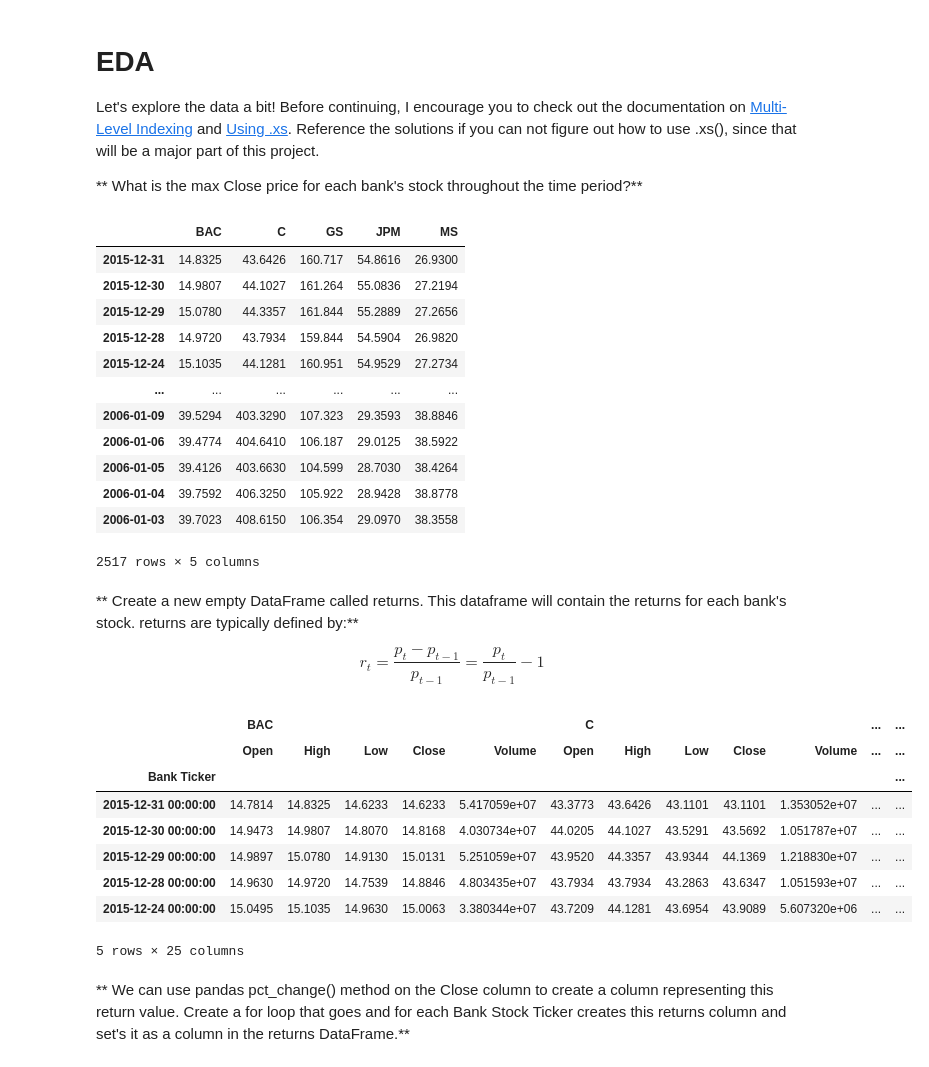
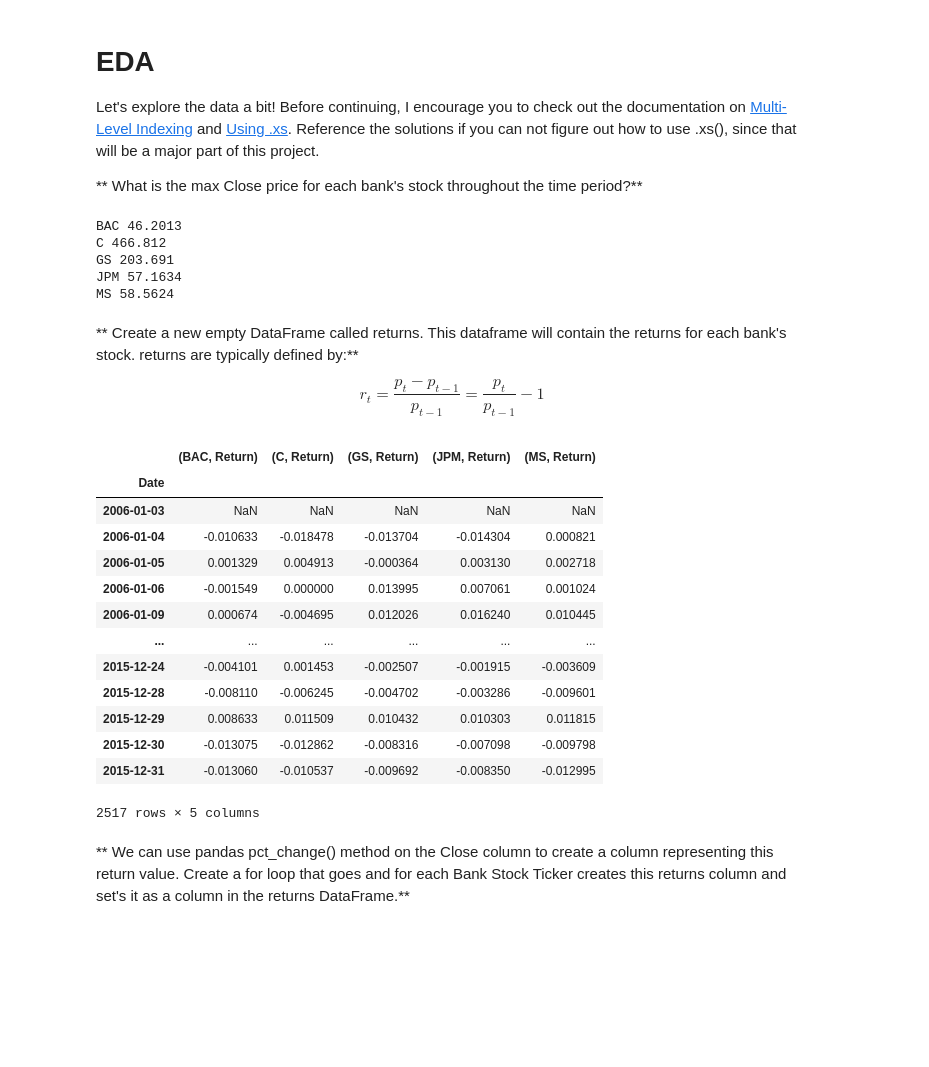
Before and after one commit to bttodd11/Python_DataScience, a Jupyter notebook: Section-13-Capstone Project/03-Finance Project.ipynb, the cells around one changed output. Cells and saved outputs as stored; diff of their text form; code cells hidden in the pictures; blank space fills up the shorter version.

```diff
--- a/Section-13-Capstone Project/03-Finance Project.ipynb
+++ b/Section-13-Capstone Project/03-Finance Project.ipynb
@@ -59,7 +59,7 @@ C = web.DataReader('C', 'stooq', start='2006-01-01', end='2016-01-01')
 GS = web.DataReader('GS', 'stooq', start='2006-01-01', end='2016-01-01')
 JPM = web.DataReader('JPM', 'stooq', start='2006-01-01', end='2016-01-01')
 MS = web.DataReader('MS', 'stooq', start='2006-01-01', end='2016-01-01')
-WF = web.DataReader('WF', 'stooq', start='2006-01-01', end='2016-01-01')
+
 
 # df = pd.read_pickle('all_banks')
 # df.head()
@@ -75,7 +75,7 @@ BAC.head()
 # %% [markdown]
 ** Create a list of the ticker symbols (as strings) in alphabetical order. Call this list: tickers**
 # %%
-ticker = ['BAC', 'C', 'GS', 'JPM', 'MS', 'WF']
+ticker = ['BAC', 'C', 'GS', 'JPM', 'MS']
 # %% [markdown]
 ** Use pd.concat to concatenate the bank dataframes together to a single data frame called bank_stocks. Set the keys argument equal to the tickers list. Also pay attention to what axis you concatenate on.**
 # %%
@@ -99,7 +100,7 @@ bank_stocks
 # %% [markdown]
 ** Set the column name levels (this is filled out for you):**
 # %%
-bank_stocks.index.names = ['Bank Ticker']
+bank_stocks.columns.names = ['Bank Ticker', 'Stock Info']
 # %%
 bank_stocks.head()
 # %% [output]
@@ -141,22 +133,15 @@ Let's explore the data a bit! Before continuing, I encourage you to check out th
 Reference the solutions if you can not figure out how to use .xs(), since that will be a major part of this project.
 
 ** What is the max Close price for each bank's stock throughout the time period?**
-# %%
-bank_stocks.xs('High', axis=1, level=1)
-# %% [output]
-|  | BAC | C | GS | JPM | MS |
-| 2015-12-31 | 14.8325 | 43.6426 | 160.717 | 54.8616 | 26.9300 |
-| 2015-12-30 | 14.9807 | 44.1027 | 161.264 | 55.0836 | 27.2194 |
-| 2015-12-29 | 15.0780 | 44.3357 | 161.844 | 55.2889 | 27.2656 |
-| 2015-12-28 | 14.9720 | 43.7934 | 159.844 | 54.5904 | 26.9820 |
-| 2015-12-24 | 15.1035 | 44.1281 | 160.951 | 54.9529 | 27.2734 |
-| ... | ... | ... | ... | ... | ... |
-| 2006-01-09 | 39.5294 | 403.3290 | 107.323 | 29.3593 | 38.8846 |
-| 2006-01-06 | 39.4774 | 404.6410 | 106.187 | 29.0125 | 38.5922 |
-| 2006-01-05 | 39.4126 | 403.6630 | 104.599 | 28.7030 | 38.4264 |
-| 2006-01-04 | 39.7592 | 406.3250 | 105.922 | 28.9428 | 38.8778 |
-| 2006-01-03 | 39.7023 | 408.6150 | 106.354 | 29.0970 | 38.3558 |
-2517 rows × 5 columns
+# %%
+for stock in ticker:
+    print(stock, bank_stocks[stock]['Close'].max())
+# %% [output]
+BAC 46.2013
+C 466.812
+GS 203.691
+JPM 57.1634
+MS 58.5624
 # %% [markdown]
 ** Create a new empty DataFrame called returns. This dataframe will contain the returns for each bank's stock. returns are typically defined by:**
 
@@ -166,20 +151,26 @@ returns = pd.DataFrame()
 # %%
 close_col = bank_stocks.xs('Close', axis=1, level=1)
 close_col.pct_change()
 
-bank_stocks.head()
-# for stock in bank_stocks.index.get_level_values:
-#     print(stock)
+for stock in ticker:
+    returns[stock, 'Return'] = bank_stocks[stock]['Close'].pct_change()
+
+returns
 # %% [output]
-|  | BAC |  |  |  |  | C |  |  |  |  | ... | ... |
-|  | Open | High | Low | Close | Volume | Open | High | Low | Close | Volume | ... | ... |
-| Bank Ticker |  |  |  |  |  |  |  |  |  |  |  | ... |
-| 2015-12-31 00:00:00 | 14.7814 | 14.8325 | 14.6233 | 14.6233 | 5.417059e+07 | 43.3773 | 43.6426 | 43.1101 | 43.1101 | 1.353052e+07 | ... | ... |
-| 2015-12-30 00:00:00 | 14.9473 | 14.9807 | 14.8070 | 14.8168 | 4.030734e+07 | 44.0205 | 44.1027 | 43.5291 | 43.5692 | 1.051787e+07 | ... | ... |
-| 2015-12-29 00:00:00 | 14.9897 | 15.0780 | 14.9130 | 15.0131 | 5.251059e+07 | 43.9520 | 44.3357 | 43.9344 | 44.1369 | 1.218830e+07 | ... | ... |
-| 2015-12-28 00:00:00 | 14.9630 | 14.9720 | 14.7539 | 14.8846 | 4.803435e+07 | 43.7934 | 43.7934 | 43.2863 | 43.6347 | 1.051593e+07 | ... | ... |
-| 2015-12-24 00:00:00 | 15.0495 | 15.1035 | 14.9630 | 15.0063 | 3.380344e+07 | 43.7209 | 44.1281 | 43.6954 | 43.9089 | 5.607320e+06 | ... | ... |
+|  | (BAC, Return) | (C, Return) | (GS, Return) | (JPM, Return) | (MS, Return) |
+| Date |  |  |  |  |  |
+| 2006-01-03 | NaN | NaN | NaN | NaN | NaN |
+| 2006-01-04 | -0.010633 | -0.018478 | -0.013704 | -0.014304 | 0.000821 |
+| 2006-01-05 | 0.001329 | 0.004913 | -0.000364 | 0.003130 | 0.002718 |
+| 2006-01-06 | -0.001549 | 0.000000 | 0.013995 | 0.007061 | 0.001024 |
+| 2006-01-09 | 0.000674 | -0.004695 | 0.012026 | 0.016240 | 0.010445 |
+| ... | ... | ... | ... | ... | ... |
+| 2015-12-24 | -0.004101 | 0.001453 | -0.002507 | -0.001915 | -0.003609 |
+| 2015-12-28 | -0.008110 | -0.006245 | -0.004702 | -0.003286 | -0.009601 |
+| 2015-12-29 | 0.008633 | 0.011509 | 0.010432 | 0.010303 | 0.011815 |
+| 2015-12-30 | -0.013075 | -0.012862 | -0.008316 | -0.007098 | -0.009798 |
+| 2015-12-31 | -0.013060 | -0.010537 | -0.009692 | -0.008350 | -0.012995 |
-5 rows × 25 columns
+2517 rows × 5 columns
 # %% [markdown]
 ** We can use pandas pct_change() method on the Close column to create a column representing this return value. Create a for loop that goes and for each Bank Stock Ticker creates this returns column and set's it as a column in the returns DataFrame.**
 # %%
```
Also changed, not shown: parts of 3 cells of this notebook.
